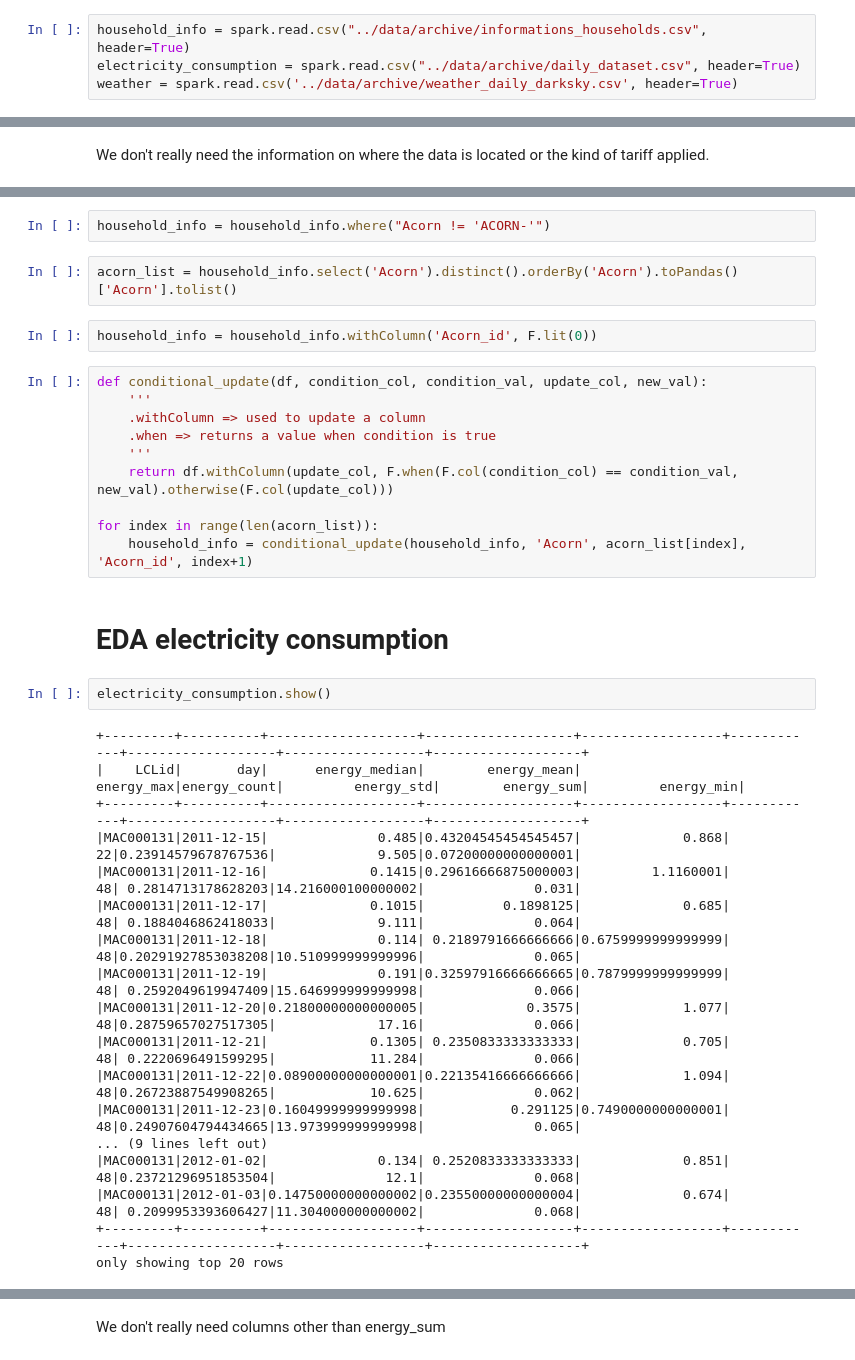
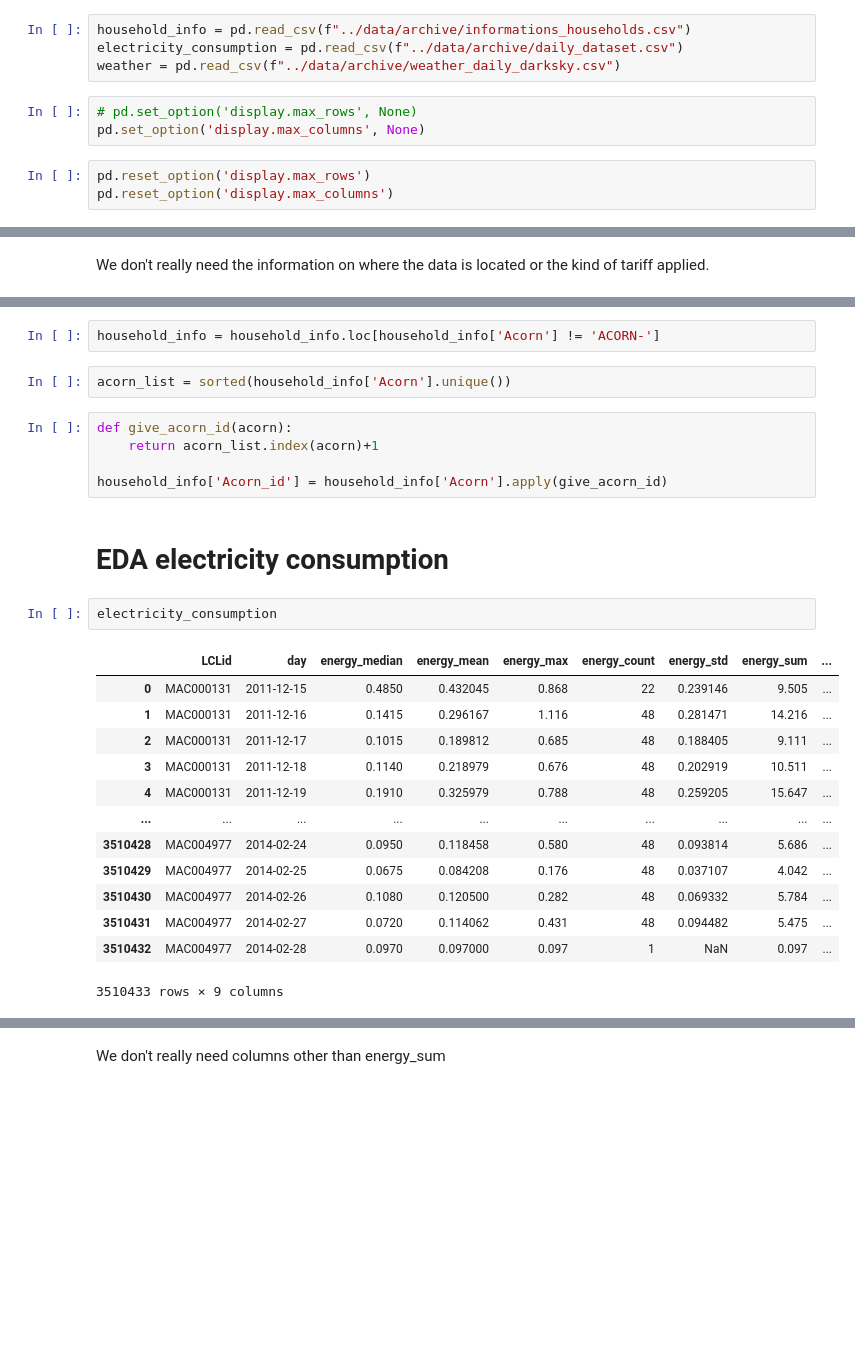
Before and after one commit to Hestia-Thesis/data_science, a Jupyter notebook: EDA.ipynb, the cells around one changed output, grey strips where cells are left out. Saved outputs shown, nothing was run; the diff lists cells and outputs as text; blank space fills up the shorter version.

Commit message:
completed EDA, started ETL and stopped using spark

```diff
--- a/EDA.ipynb
+++ b/EDA.ipynb
@@ -7,6 +7,12 @@ import matplotlib.pyplot as plt
 # %%
-household_info = spark.read.csv("../data/archive/informations_households.csv", header=True)
-electricity_consumption = spark.read.csv("../data/archive/daily_dataset.csv", header=True)
-weather = spark.read.csv('../data/archive/weather_daily_darksky.csv', header=True)
+household_info = pd.read_csv(f"../data/archive/informations_households.csv")
+electricity_consumption = pd.read_csv(f"../data/archive/daily_dataset.csv")
+weather = pd.read_csv(f"../data/archive/weather_daily_darksky.csv")
+# %%
+# pd.set_option('display.max_rows', None)
+pd.set_option('display.max_columns', None)
+# %%
+pd.reset_option('display.max_rows')
+pd.reset_option('display.max_columns')
 # %% [markdown]
 # EDA household_info
@@ -110,38 +110,27 @@ we don't have the acorn for these houses it is better to remove those IDs
 # %%
-household_info = household_info.where("Acorn != 'ACORN-'")
+household_info = household_info.loc[household_info['Acorn'] != 'ACORN-']
-# %%
-acorn_list = household_info.select('Acorn').distinct().orderBy('Acorn').toPandas()['Acorn'].tolist()
-# %%
-household_info = household_info.withColumn('Acorn_id', F.lit(0))
-# %%
-def conditional_update(df, condition_col, condition_val, update_col, new_val):
-    '''
-    .withColumn => used to update a column
-    .when => returns a value when condition is true
-    '''
-    return df.withColumn(update_col, F.when(F.col(condition_col) == condition_val, new_val).otherwise(F.col(update_col)))
-
-for index in range(len(acorn_list)):
-    household_info = conditional_update(household_info, 'Acorn', acorn_list[index], 'Acorn_id', index+1)
+# %%
+acorn_list = sorted(household_info['Acorn'].unique())
+# %%
+def give_acorn_id(acorn):
+    return acorn_list.index(acorn)+1
+
+household_info['Acorn_id'] = household_info['Acorn'].apply(give_acorn_id)
 # %% [markdown]
 # EDA electricity consumption
 # %%
-electricity_consumption.show()
+electricity_consumption
 # %% [output]
+|  | LCLid | day | energy_median | energy_mean | energy_max | energy_count | energy_std | energy_sum | ... |
+| 0 | MAC000131 | 2011-12-15 | 0.4850 | 0.432045 | 0.868 | 22 | 0.239146 | 9.505 | ... |
+| 1 | MAC000131 | 2011-12-16 | 0.1415 | 0.296167 | 1.116 | 48 | 0.281471 | 14.216 | ... |
+| 2 | MAC000131 | 2011-12-17 | 0.1015 | 0.189812 | 0.685 | 48 | 0.188405 | 9.111 | ... |
+| 3 | MAC000131 | 2011-12-18 | 0.1140 | 0.218979 | 0.676 | 48 | 0.202919 | 10.511 | ... |
+| 4 | MAC000131 | 2011-12-19 | 0.1910 | 0.325979 | 0.788 | 48 | 0.259205 | 15.647 | ... |
+| ... | ... | ... | ... | ... | ... | ... | ... | ... | ... |
+| 3510428 | MAC004977 | 2014-02-24 | 0.0950 | 0.118458 | 0.580 | 48 | 0.093814 | 5.686 | ... |
+| 3510429 | MAC004977 | 2014-02-25 | 0.0675 | 0.084208 | 0.176 | 48 | 0.037107 | 4.042 | ... |
+| 3510430 | MAC004977 | 2014-02-26 | 0.1080 | 0.120500 | 0.282 | 48 | 0.069332 | 5.784 | ... |
+| 3510431 | MAC004977 | 2014-02-27 | 0.0720 | 0.114062 | 0.431 | 48 | 0.094482 | 5.475 | ... |
+| 3510432 | MAC004977 | 2014-02-28 | 0.0970 | 0.097000 | 0.097 | 1 | NaN | 0.097 | ... |
-+---------+----------+-------------------+-------------------+------------------+------------+-------------------+------------------+-------------------+
-|    LCLid|       day|      energy_median|        energy_mean|        energy_max|energy_count|         energy_std|        energy_sum|         energy_min|
-+---------+----------+-------------------+-------------------+------------------+------------+-------------------+------------------+-------------------+
-|MAC000131|2011-12-15|              0.485|0.43204545454545457|             0.868|          22|0.23914579678767536|             9.505|0.07200000000000001|
-|MAC000131|2011-12-16|             0.1415|0.29616666875000003|         1.1160001|          48| 0.2814713178628203|14.216000100000002|              0.031|
-|MAC000131|2011-12-17|             0.1015|          0.1898125|             0.685|          48| 0.1884046862418033|             9.111|              0.064|
-|MAC000131|2011-12-18|              0.114| 0.2189791666666666|0.6759999999999999|          48|0.20291927853038208|10.510999999999996|              0.065|
-|MAC000131|2011-12-19|              0.191|0.32597916666666665|0.7879999999999999|          48| 0.2592049619947409|15.646999999999998|              0.066|
-|MAC000131|2011-12-20|0.21800000000000005|             0.3575|             1.077|          48|0.28759657027517305|             17.16|              0.066|
-|MAC000131|2011-12-21|             0.1305| 0.2350833333333333|             0.705|          48| 0.2220696491599295|            11.284|              0.066|
-|MAC000131|2011-12-22|0.08900000000000001|0.22135416666666666|             1.094|          48|0.26723887549908265|            10.625|              0.062|
-|MAC000131|2011-12-23|0.16049999999999998|           0.291125|0.7490000000000001|          48|0.24907604794434665|13.973999999999998|              0.065|
-... (9 lines left out)
-|MAC000131|2012-01-02|              0.134| 0.2520833333333333|             0.851|          48|0.23721296951853504|              12.1|              0.068|
-|MAC000131|2012-01-03|0.14750000000000002|0.23550000000000004|             0.674|          48| 0.2099953393606427|11.304000000000002|              0.068|
-+---------+----------+-------------------+-------------------+------------------+------------+-------------------+------------------+-------------------+
-only showing top 20 rows
+3510433 rows × 9 columns
```
Also changed, not shown: parts of 45 cells of this notebook, 2 other files.
